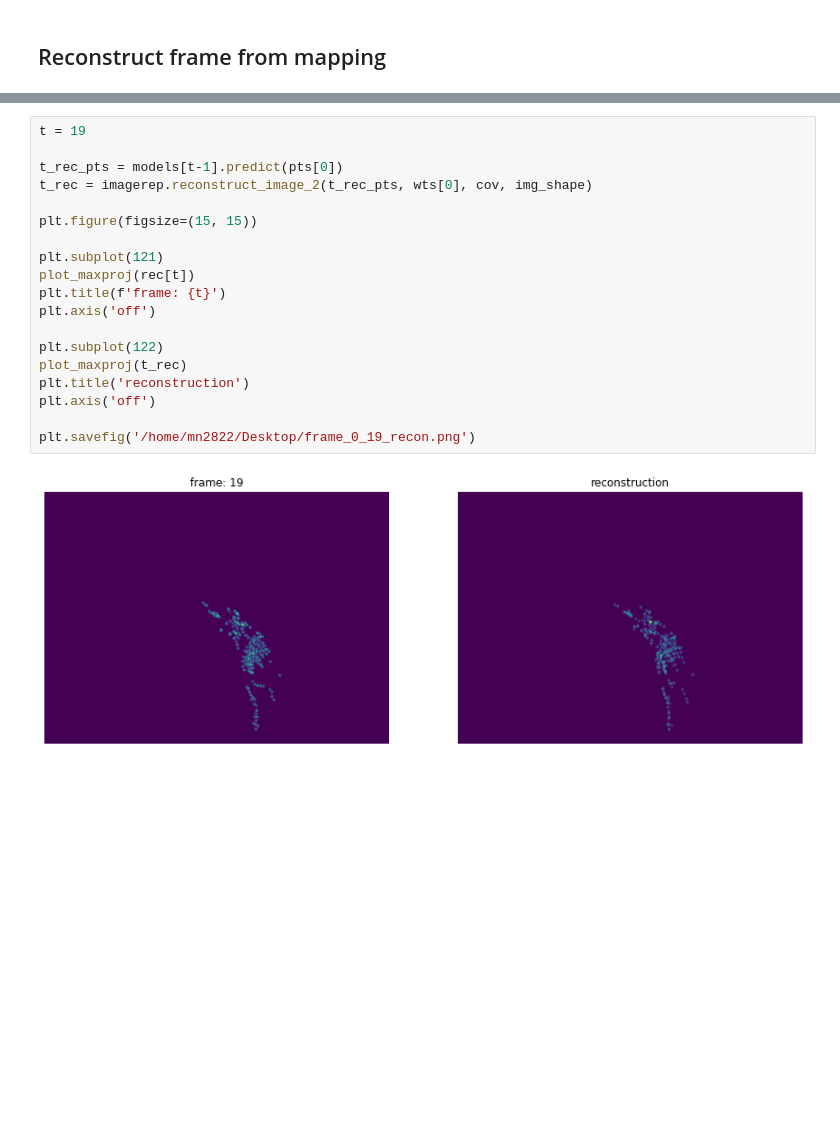
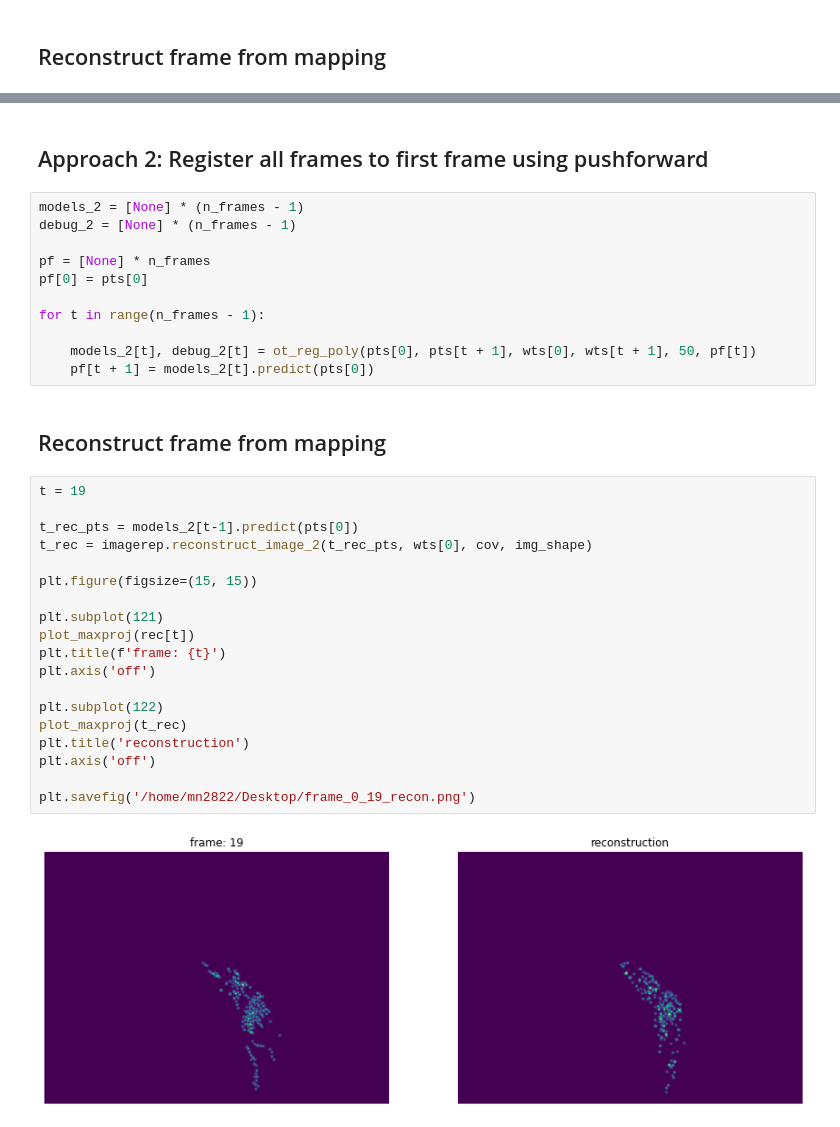
Before and after one commit to evarol/ot_tracking, a Jupyter notebook: python/notebooks/video_straightening/11_multi_frame_registration.ipynb, the cells around one changed output, grey strips where cells are left out. Drawn from its saved outputs; the diff is of its cells as text; blank space fills up the shorter version.

```diff
--- a/python/notebooks/video_straightening/11_multi_frame_registration.ipynb
+++ b/python/notebooks/video_straightening/11_multi_frame_registration.ipynb
@@ -156,21 +171,36 @@ for t in range(n_frames - 1):
+# %% [markdown]
+## Approach 2: Register all frames to first frame using pushforward
+# %%
+models_2 = [None] * (n_frames - 1)
+debug_2 = [None] * (n_frames - 1)
+
+pf = [None] * n_frames
+pf[0] = pts[0]
+
+for t in range(n_frames - 1):
+
+    models_2[t], debug_2[t] = ot_reg_poly(pts[0], pts[t + 1], wts[0], wts[t + 1], 50, pf[t])
+    pf[t + 1] = models_2[t].predict(pts[0])
+# %% [markdown]
+## Reconstruct frame from mapping
 # %%
 t = 19
 
-t_rec_pts = models[t-1].predict(pts[0])
+t_rec_pts = models_2[t-1].predict(pts[0])
 t_rec = imagerep.reconstruct_image_2(t_rec_pts, wts[0], cov, img_shape)
 
 plt.figure(figsize=(15, 15))
 
 plt.subplot(121)
 plot_maxproj(rec[t])
 plt.title(f'frame: {t}')
 plt.axis('off')
 
 plt.subplot(122)
 plot_maxproj(t_rec)
 plt.title('reconstruction')
 plt.axis('off')
 
 plt.savefig('/home/mn2822/Desktop/frame_0_19_recon.png')
 # %% [output]
-[figure, old version]
+[figure, new version]
```
Also changed, not shown: parts of 3 cells of this notebook.
